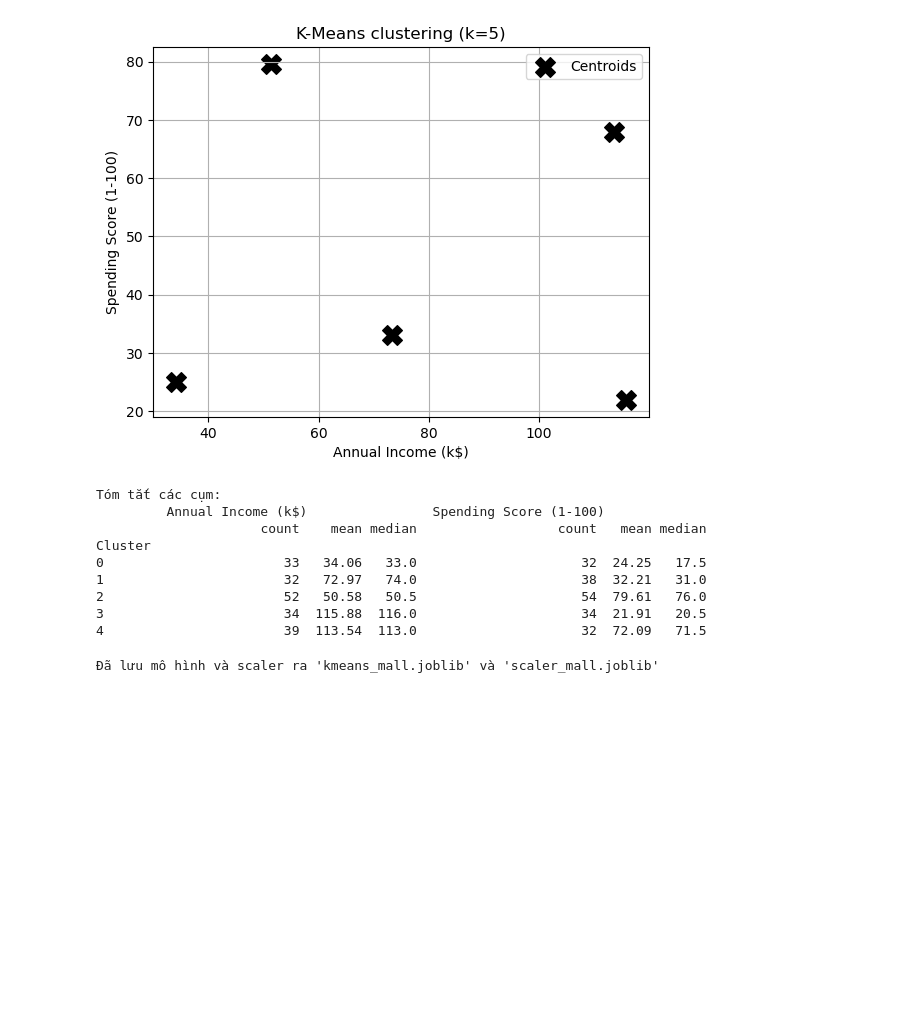
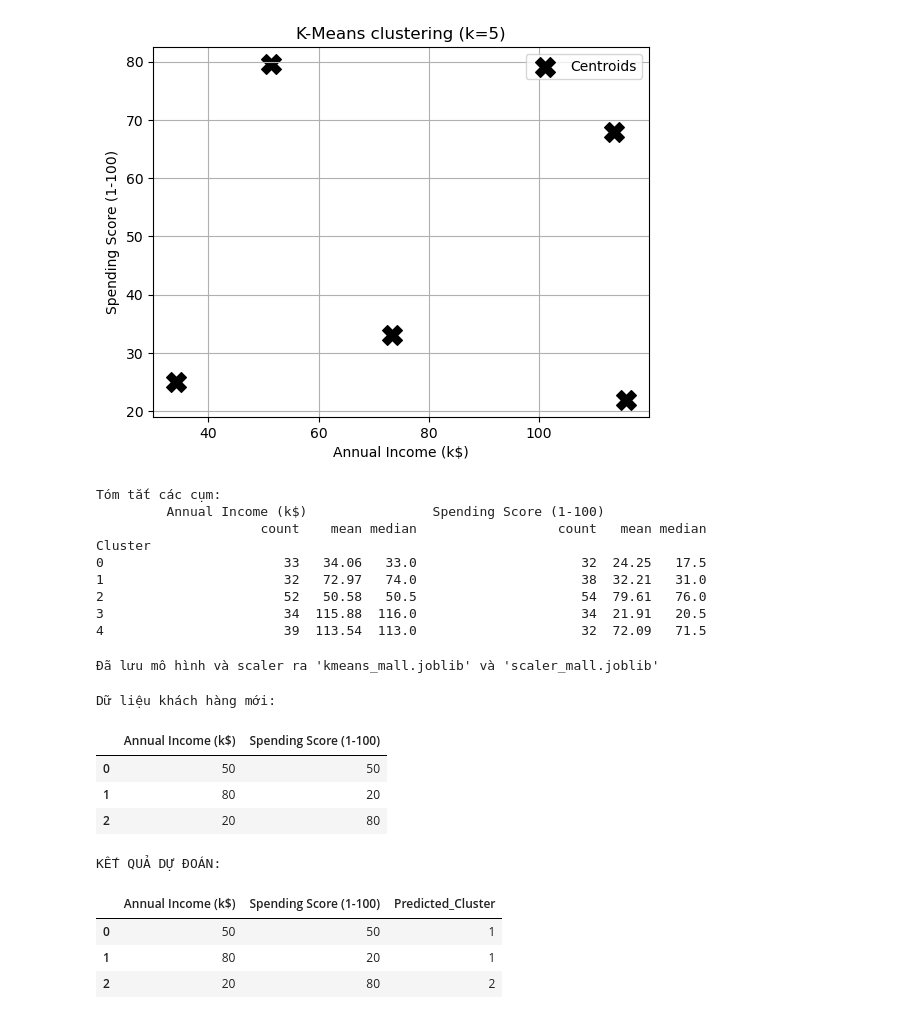
Before and after one commit to aquattda/ML_04, a Jupyter notebook: Do_An/K-Means.ipynb, the cells around one changed output. Saved outputs shown, nothing was run; the diff lists cells and outputs as text; code cells hidden in the pictures; blank space fills up the shorter version.

```diff
--- a/Do_An/K-Means.ipynb
+++ b/Do_An/K-Means.ipynb
@@ -154,3 +169,40 @@ joblib.dump(scaler, '../models/scaler_mall.joblib')
 print("Đã lưu mô hình và scaler ra 'kmeans_mall.joblib' và 'scaler_mall.joblib'")
 # %% [output]
 Đã lưu mô hình và scaler ra 'kmeans_mall.joblib' và 'scaler_mall.joblib'
+# %%
+#TEST - DỰ ĐOÁN CỤM CHO KHÁCH HÀNG MỚI
+# Load model K-Means và scaler đã lưu
+loaded_kmeans = joblib.load("../models/modelskmeans_mall.joblib")
+loaded_scaler = joblib.load("../models/scaler_mall.joblib")
+
+# Format: [Annual Income (k$), Spending Score (1-100)]
+X_new = pd.DataFrame([
+    [50, 50],
+    [80, 20],
+    [20, 80],
+], columns=features)
+
+print("Dữ liệu khách hàng mới:")
+display(X_new)
+
+# Scale dữ liệu mới (dùng scaler đã fit trước đó)
+X_new_scaled = loaded_scaler.transform(X_new)
+
+# Dự đoán cụm
+cluster_predictions = loaded_kmeans.predict(X_new_scaled)
+
+# Hiển thị kết quả
+X_new['Predicted_Cluster'] = cluster_predictions
+print("\nKẾT QUẢ DỰ ĐOÁN:")
+display(X_new)
+# %% [output]
+Dữ liệu khách hàng mới:
+|  | Annual Income (k$) | Spending Score (1-100) |
+| 0 | 50 | 50 |
+| 1 | 80 | 20 |
+| 2 | 20 | 80 |
+KẾT QUẢ DỰ ĐOÁN:
+|  | Annual Income (k$) | Spending Score (1-100) | Predicted_Cluster |
+| 0 | 50 | 50 | 1 |
+| 1 | 80 | 20 | 1 |
+| 2 | 20 | 80 | 2 |
```
Also changed, not shown: parts of 2 cells of this notebook, 6 other files.
